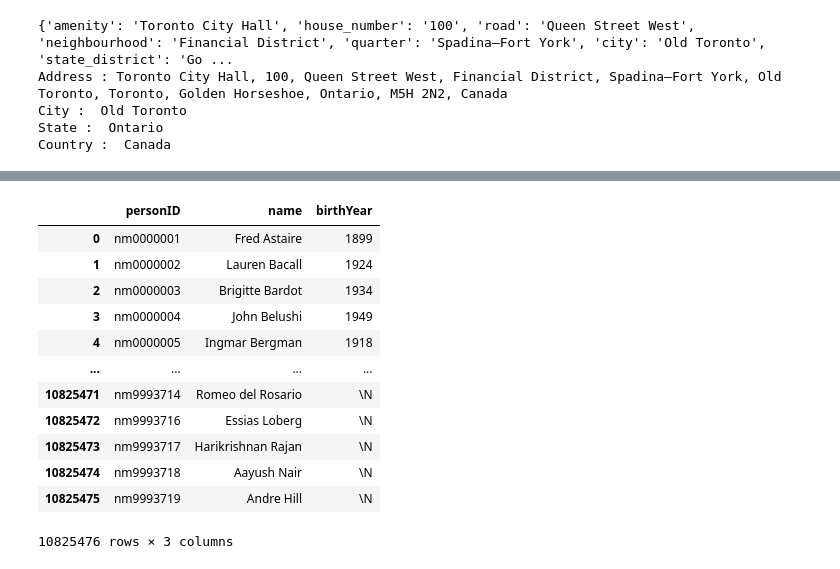
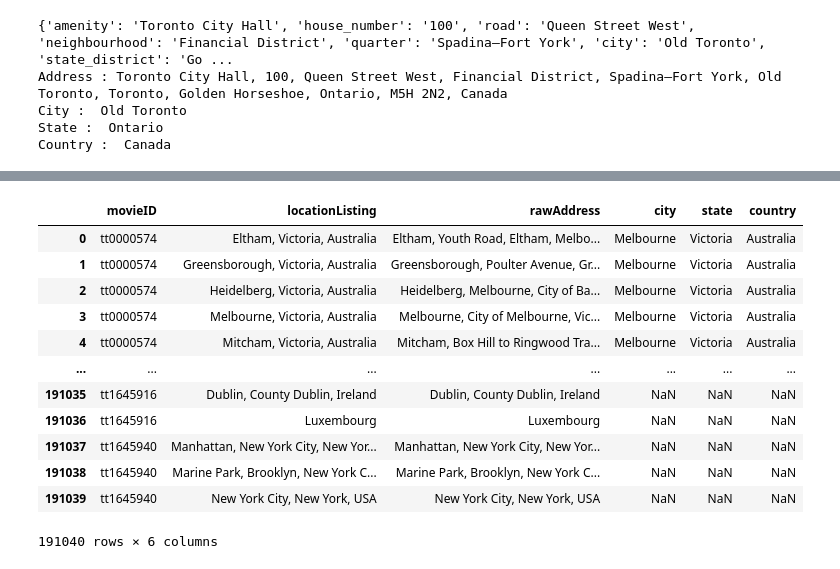
Before and after one commit to andychen237/filmDB, a Jupyter notebook: databases_cleanup.ipynb, the cells around one changed output, grey strips where cells are left out. Cells and saved outputs as stored; diff of their text form; code cells hidden in the pictures.

```diff
--- a/databases_cleanup.ipynb
+++ b/databases_cleanup.ipynb
@@ -63,8 +59,12 @@ genres.Genre.value_counts().head(20)
 # %%
 movielocations = pd.read_csv('IMDB-Location.list-Parser/movies.csv', header=None,skiprows = 1,sep='|', names=['title','year','a','b','c','location'])
-#movie[["year"]] = movie[["year"]].apply(pd.to_numeric)
-movielocations.location.value_counts().head(20)
-#movie[movie.year < 1925].location.value_counts().head(20)
+display(movielocations)
+movielocations = movielocations.drop(columns=['a','b','c'])
+movielocations['year'] = movielocations['year'].fillna(0)
+movielocations['year'] = movielocations['year'].astype(int)
+movies['year'] = movies['year'].apply(pd.to_numeric, errors='coerce').dropna().astype(int)
+movielocations = pd.merge(movies, movielocations)
+movielocations = movielocations.drop(columns=['runtime','genres','title','year'])
 # %% [output]
 Los Angeles, California, USA                 20116
 New York City, New York, USA                 10945
@@ -109,3 +124,8 @@ movielocations['year'] = movielocations['year'].astype(int)
 movies['year'] = movies['year'].apply(pd.to_numeric, errors='coerce').dropna().astype(int)
 movielocations = pd.merge(movies, movielocations)
 movielocations = movielocations.drop(columns=['runtime','genres','title','year'])
+movielocations.rename(columns={"location": "locationListing", "address": "rawAddress"})
+movielocations['rawAddress'] = movielocations['locationListing']
+movielocations['city'] = ''
+movielocations['state'] = ''
+movielocations['country'] = ''
@@ -218,20 +162,24 @@ person = pd.read_csv('name.basics.tsv/persondata.tsv', header=None, sep='\t')
+# %%
+movielocations[0:191040]
+# %% [output]
+|  | movieID | locationListing | rawAddress | city | state | country |
+| 0 | tt0000574 | Eltham, Victoria, Australia | Eltham, Youth Road, Eltham, Melbo... | Melbourne | Victoria | Australia |
+| 1 | tt0000574 | Greensborough, Victoria, Australia | Greensborough, Poulter Avenue, Gr... | Melbourne | Victoria | Australia |
+| 2 | tt0000574 | Heidelberg, Victoria, Australia | Heidelberg, Melbourne, City of Ba... | Melbourne | Victoria | Australia |
+| 3 | tt0000574 | Melbourne, Victoria, Australia | Melbourne, City of Melbourne, Vic... | Melbourne | Victoria | Australia |
+| 4 | tt0000574 | Mitcham, Victoria, Australia | Mitcham, Box Hill to Ringwood Tra... | Melbourne | Victoria | Australia |
+| ... | ... | ... | ... | ... | ... | ... |
+| 191035 | tt1645916 | Dublin, County Dublin, Ireland | Dublin, County Dublin, Ireland | NaN | NaN | NaN |
+| 191036 | tt1645916 | Luxembourg | Luxembourg | NaN | NaN | NaN |
+| 191037 | tt1645940 | Manhattan, New York City, New Yor... | Manhattan, New York City, New Yor... | NaN | NaN | NaN |
+| 191038 | tt1645940 | Marine Park, Brooklyn, New York C... | Marine Park, Brooklyn, New York C... | NaN | NaN | NaN |
+| 191039 | tt1645940 | New York City, New York, USA | New York City, New York, USA | NaN | NaN | NaN |
+191040 rows × 6 columns
 # %%
-headers = person.iloc[0]
-person = pd.DataFrame(person.values[1:], columns=headers)
+person = pd.read_csv('name.basics.tsv/persondata.tsv', sep='\t')
+display(person)
 person = person.drop(columns=['deathYear','primaryProfession','knownForTitles'])
 person = person.rename(columns={'nconst': 'personID', 'primaryName': 'name', 'birthYear': 'birthYear'})
-person
+person['birthYear'] = person.birthYear.str.replace(r"\\N", '')
+display(person)
+person.to_csv('person.txt', sep='\t', index=False)
-# %% [output]
-|  | personID | name | birthYear |
-| 0 | nm0000001 | Fred Astaire | 1899 |
-| 1 | nm0000002 | Lauren Bacall | 1924 |
-| 2 | nm0000003 | Brigitte Bardot | 1934 |
-| 3 | nm0000004 | John Belushi | 1949 |
-| 4 | nm0000005 | Ingmar Bergman | 1918 |
-| ... | ... | ... | ... |
-| 10825471 | nm9993714 | Romeo del Rosario | \N |
-| 10825472 | nm9993716 | Essias Loberg | \N |
-| 10825473 | nm9993717 | Harikrishnan Rajan | \N |
-| 10825474 | nm9993718 | Aayush Nair | \N |
-| 10825475 | nm9993719 | Andre Hill | \N |
-10825476 rows × 3 columns
```
Also changed, not shown: parts of 33 cells of this notebook, 4 other files.
